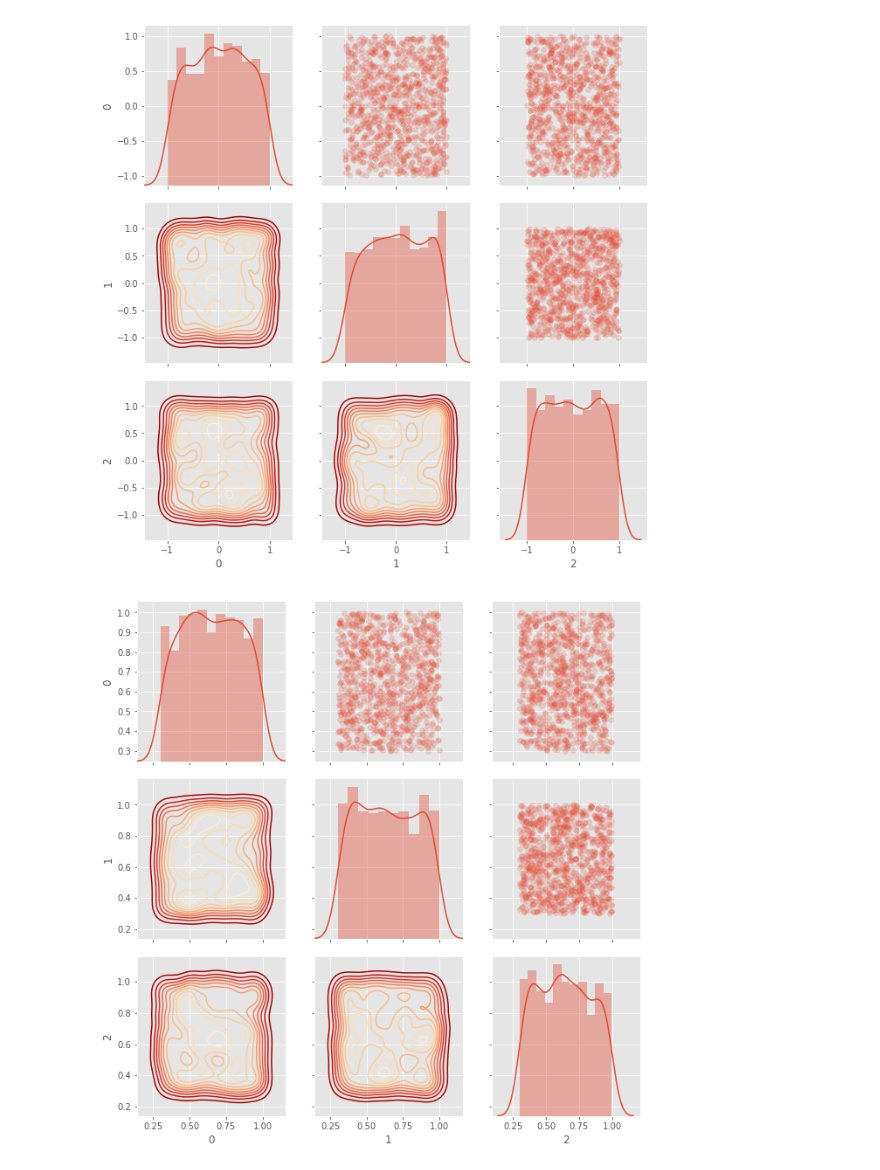
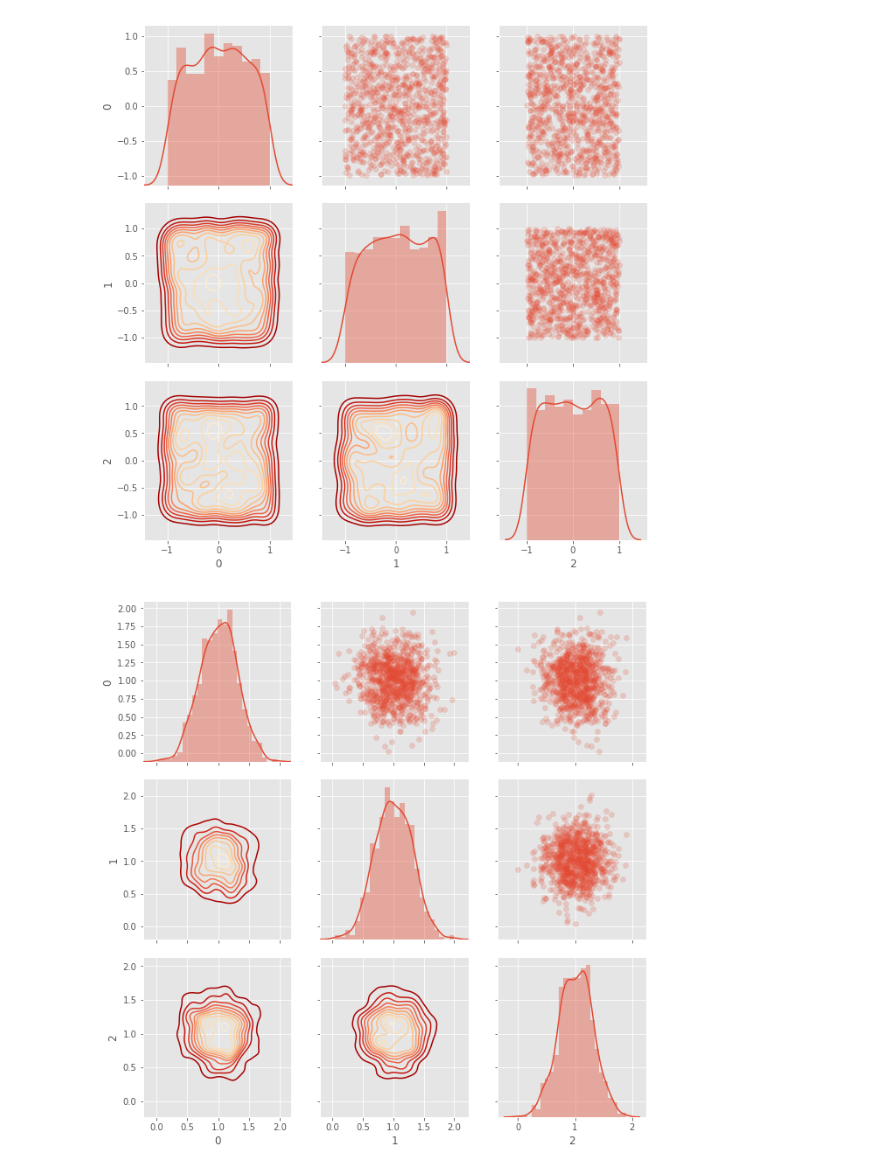
Before and after one commit to cchangleo/2nd-ML100Days, a Jupyter notebook: homework/Day_015_HW.ipynb, the cells around one changed output. Drawn from its saved outputs; the diff is of its cells as text; code cells hidden in the pictures.

```diff
--- a/homework/Day_015_HW.ipynb
+++ b/homework/Day_015_HW.ipynb
@@ -74,27 +74,27 @@ plt.show()
 # %%
 nrow = 1000
 ncol = 3
 """
 Your Code Here
 """
-matrix = np.random.uniform(1,0.3,[nrow,ncol])
+matrix = np.random.normal(1,0.3,[nrow,ncol])
 
 # 隨機給予 0, 1, 2 三種標籤
 indice = np.random.choice([0,1,2], size=nrow)
 plot_data = pd.DataFrame(matrix, indice)
 
 # 繪製 seborn 進階 Heatmap
 grid = sns.PairGrid(data = plot_data, size = 3, diag_sharey=False)
 """
 Your Code Here
 Please replace "..." to correct plot function
 """
 grid.map_upper(plt.scatter , alpha = 0.2)
 # 對角線畫 histogram
 grid.map_diag(sns.distplot )
 # 下半部放 density plot
 grid.map_lower(sns.kdeplot , cmap = plt.cm.OrRd_r)
 
 plt.show()
 # %% [output]
-[figure, old version]
+[figure, new version]
```
Also changed, not shown: 2 other files.
